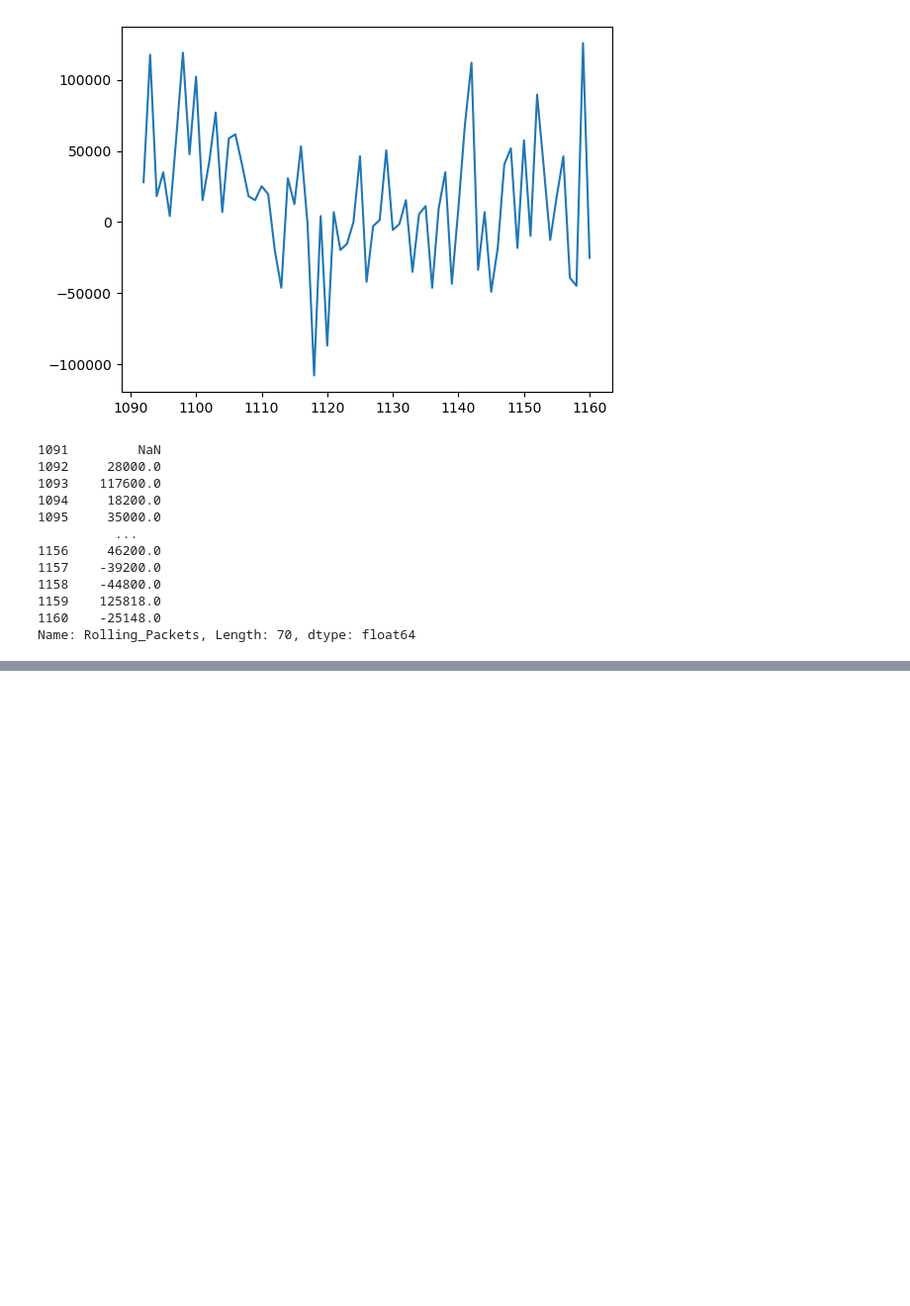
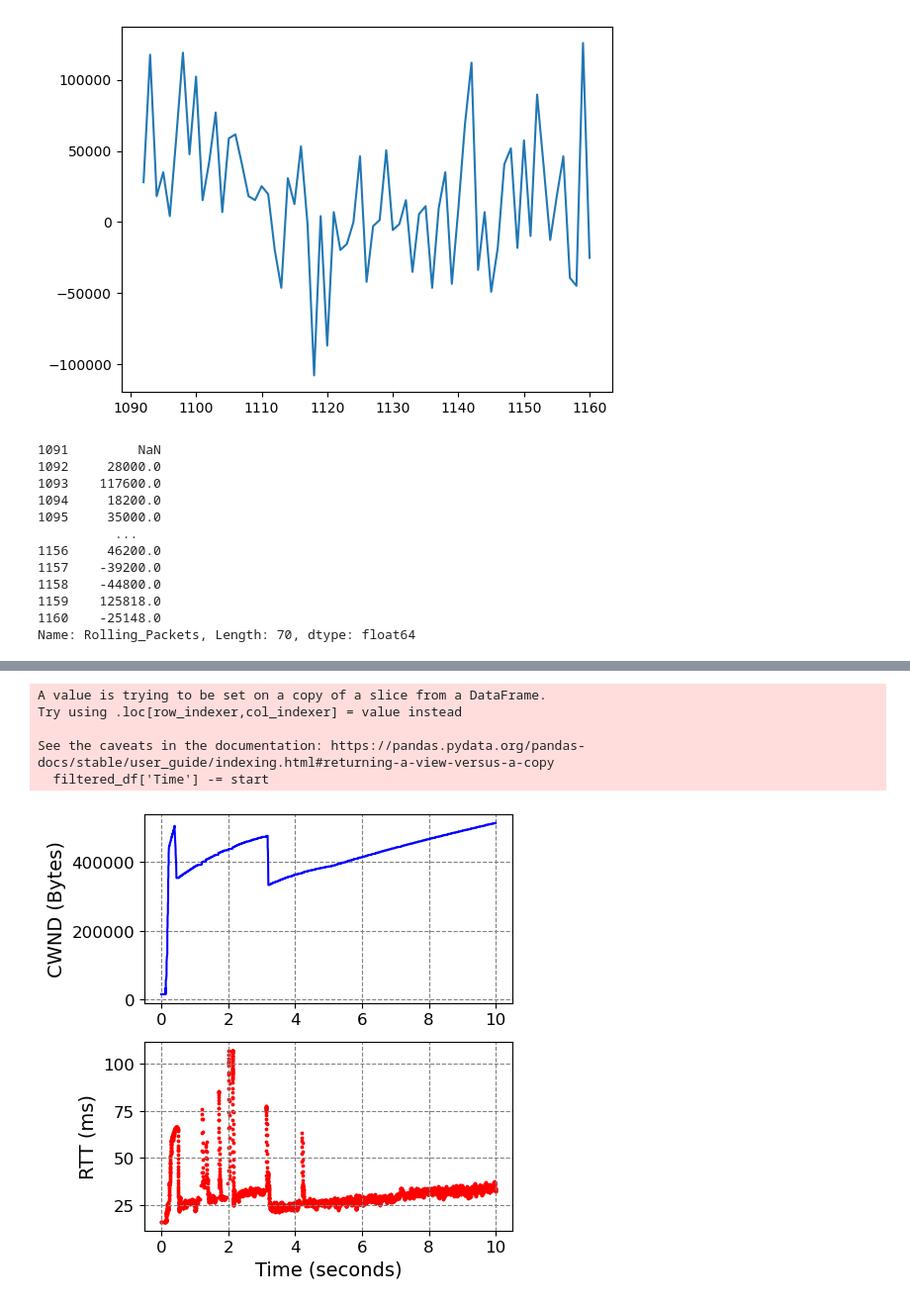
Before and after one commit to lgs96/Test-server, a Jupyter notebook: SNIC_Fig.ipynb, the cells around one changed output, grey strips where cells are left out. Shown at 99% size. Drawn from its saved outputs; the diff is of its cells as text; code cells hidden in the pictures; blank space fills up the shorter version.

```diff
--- a/SNIC_Fig.ipynb
+++ b/SNIC_Fig.ipynb
@@ -745,0 +757,74 @@ See the caveats in the documentation: https://pandas.pydata.org/pandas-docs/stab
+# %%
+import os
+import pandas as pd
+import matplotlib.pyplot as plt
+
+# Assuming subdir is provided correctly and 'cwnd.csv' is the correct file.
+# subdir = 'defaultcubic400_2024-04-14_08-26-06'
+#subdir = '800pave_2024-04-14_10-18-21'
+#subdir = '400pave_2024-04-14_10-31-24'
+subdir = 'iperf_cwnd'
+
+file_path = os.path.join('result', subdir, 'cwnd.csv')
+
+# Check if the file exists
+if not os.path.exists(file_path):
+    print("File not found:", file_path)
+else:
+    df = pd.read_csv(file_path, header=None, names=['Time', 'CWND', 'RTT'], on_bad_lines='skip')
+
+    # Ensure 'Time' is a float and handle non-numeric with coercion
+    df['Time'] = pd.to_numeric(df['Time'], errors='coerce')
+    df.dropna(subset=['Time'], inplace=True)
+
+    # Normalize the 'Time'
+    df['Time'] = df['Time'] - df['Time'].min()
+    df['Time'] /= 1e9
+
+    df['RTT'] /= 1e3
+
+
+    start = 0
+    end = 10
+
+    filtered_df = df[(df['Time'] >= start) & (df['Time'] <= end)]
+    filtered_df['Time'] -= start
+
+    # Convert Series to numpy arrays for compatibility with matplotlib
+    time_values = filtered_df['Time'].to_numpy()
+    cwnd_values = filtered_df['CWND'].to_numpy()
+    rtt_values = filtered_df['RTT'].to_numpy()
+
+    print(rtt_values.mean())
+    print(rtt_values.std())
+
+    # Plotting
+    plt.figure(figsize=(5, 5))
+    font_size = 14  # Size of axis titles
+    tick_size = 12  # Size of tick labels
+
+    #xlim_min = 85.8
+    #xlim_max = 87
+    ylim_min = df['RTT'].min()  -2 # Adjust as necessary
+    ylim_max = df['RTT'].max() + 10 # Adjust as necessary
+    #ylim_max = df['RTT'].min() + 20
+    # Plot CWND
+    plt.subplot(2, 1, 1)
+    plt.plot(time_values, cwnd_values, color='b', label='CWND')
+    plt.ylabel('CWND (Bytes)', fontsize=font_size)
+    plt.grid(True, linestyle='--', color='grey')  # Dashed grey grid lines
+    #plt.xlim([xlim_min, xlim_max])
+    plt.tick_params(axis='both', labelsize=tick_size)  # Set tick label sizes
+
+    # Plot RTT
+    plt.subplot(2, 1, 2)
+    plt.scatter(time_values, rtt_values, color='r', label='RTT', s = 3)
+    plt.xlabel('Time (seconds)', fontsize=font_size)
+    plt.ylabel('RTT (ms)', fontsize=font_size)
+    plt.grid(True, linestyle='--', color='grey')  # Dashed grey grid lines
+
+    #plt.xlim([xlim_min, xlim_max])
+    plt.tick_params(axis='both', labelsize=tick_size)  # Set tick label sizes
+    plt.tight_layout()
+    plt.show()
+# %% [output]
@@ -745,0 +833,6 @@ See the caveats in the documentation: https://pandas.pydata.org/pandas-docs/stab
+A value is trying to be set on a copy of a slice from a DataFrame.
+Try using .loc[row_indexer,col_indexer] = value instead
+
+See the caveats in the documentation: https://pandas.pydata.org/pandas-docs/stable/user_guide/indexing.html#returning-a-view-versus-a-copy
+  filtered_df['Time'] -= start
+[figure, added]
```
Also changed, not shown: parts of 4 cells of this notebook, 2 other files.
